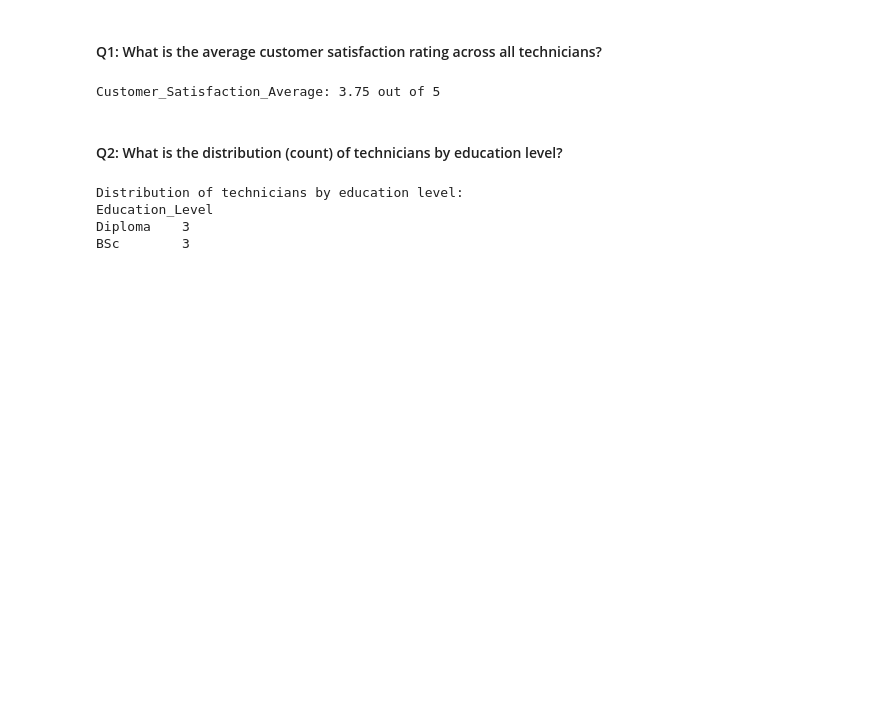
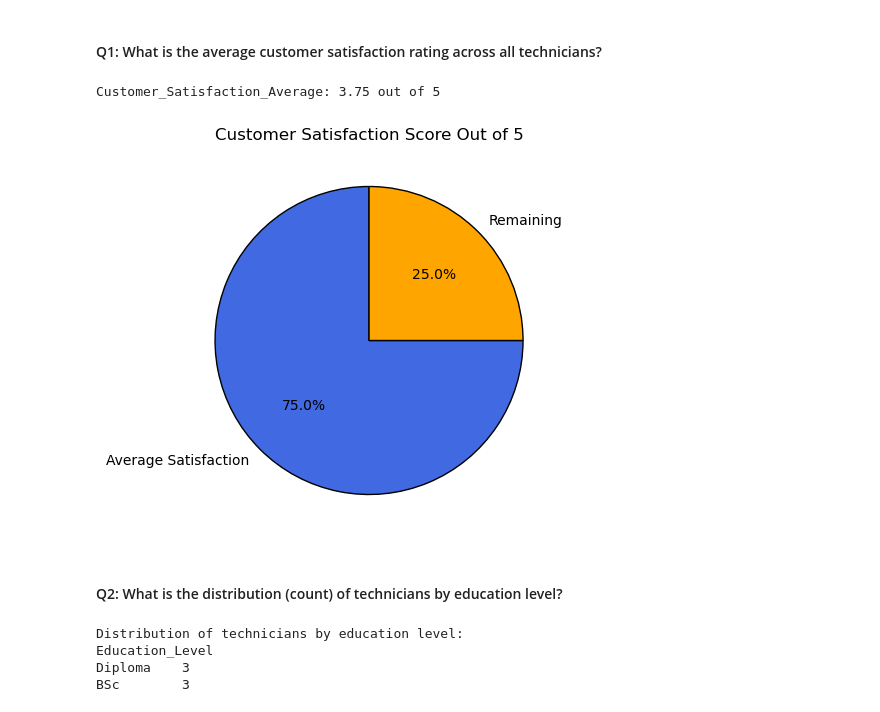
Before and after one commit to dumisanimukuchura/LongDistanceTelecoms-Field-Operations-Mini-Analysis-with-Python, a Jupyter notebook: notebook/LongDistanceTelecoms-Field-Operations-Mini-Analysis-with-Python.ipynb, the cells around one changed output. Drawn from its saved outputs; the diff is of its cells as text; code cells hidden in the pictures; blank space fills up the shorter version.

```diff
--- a/notebook/LongDistanceTelecoms-Field-Operations-Mini-Analysis-with-Python.ipynb
+++ b/notebook/LongDistanceTelecoms-Field-Operations-Mini-Analysis-with-Python.ipynb
@@ -79,6 +79,23 @@ Customer_Satisfaction_Average = df['Customer_Satisfaction'].mean()
 print(f"Customer_Satisfaction_Average: {Customer_Satisfaction_Average} out of 5")
 # %% [output]
 Customer_Satisfaction_Average: 3.75 out of 5
+# %%
+# Define satisfaction breakdown
+satisfaction_filled = Customer_Satisfaction_Average  # Portion representing the actual score
+satisfaction_remaining = 5 - Customer_Satisfaction_Average  # Portion representing the missing part
+
+# Labels and values
+labels = ['Average Satisfaction', 'Remaining']
+sizes = [satisfaction_filled, satisfaction_remaining]
+colors = ['royalblue', 'orange']
+
+# Create the pie chart
+plt.figure(figsize=(5, 5))
+plt.pie(sizes, labels=labels, autopct='%1.1f%%', colors=colors, startangle=90, wedgeprops={'edgecolor': 'black'})
+plt.title('Customer Satisfaction Score Out of 5')
+plt.show()
+# %% [output]
+[figure, added]
 # %% [markdown]
 #### Q2: What is the distribution (count) of technicians by education level?
 # %%
```
Also changed, not shown: parts of 17 cells of this notebook.
